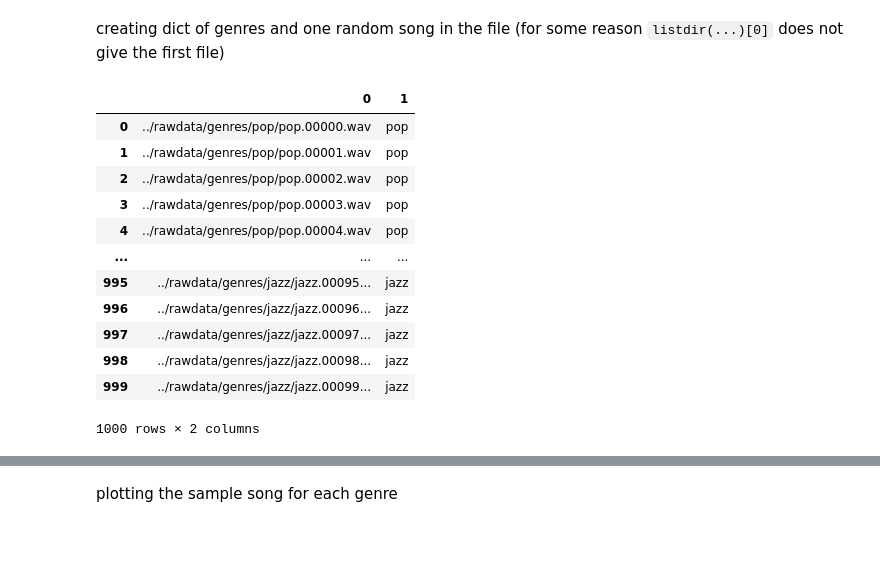
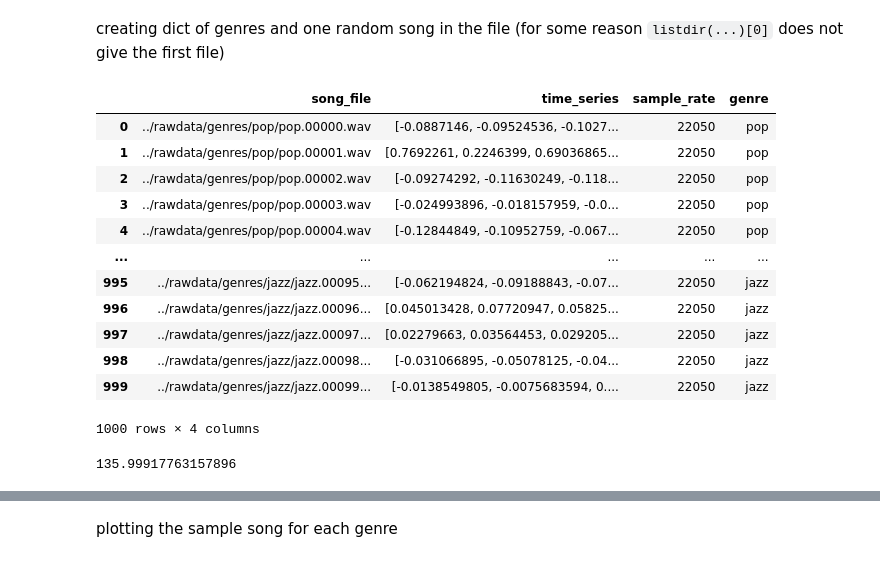
Before and after one commit to alarsen123/music-genre-classification, a Jupyter notebook: MLP2/analysis/analysis.ipynb, the cells around one changed output, grey strips where cells are left out. Drawn from its saved outputs; the diff is of its cells as text; code cells hidden in the pictures.

```diff
--- a/MLP2/analysis/analysis.ipynb
+++ b/MLP2/analysis/analysis.ipynb
@@ -29,21 +30,27 @@ song_list = []
 for g in genre_names:
     p = genre_folder + '/' + g # path for a genre folder
     for song in sorted(listdir(path=p)): # song at index 0 for each folder
-        song_list.append([p+'/'+song, g])
+        song_path = p+'/'+song
+        time_series, sample_rate = librosa.load(Path(song_path))
+        song_list.append([song_path, time_series, sample_rate, g])
 # %%
-song_df = pd.DataFrame(song_list)
+song_df = pd.DataFrame(song_list, columns=['song_file', 'time_series', 'sample_rate', 'genre'])
 song_df
 # %% [output]
-|  | 0 | 1 |
-| 0 | ../rawdata/genres/pop/pop.00000.wav | pop |
-| 1 | ../rawdata/genres/pop/pop.00001.wav | pop |
-| 2 | ../rawdata/genres/pop/pop.00002.wav | pop |
-| 3 | ../rawdata/genres/pop/pop.00003.wav | pop |
-| 4 | ../rawdata/genres/pop/pop.00004.wav | pop |
-| ... | ... | ... |
-| 995 | ../rawdata/genres/jazz/jazz.00095... | jazz |
-| 996 | ../rawdata/genres/jazz/jazz.00096... | jazz |
-| 997 | ../rawdata/genres/jazz/jazz.00097... | jazz |
-| 998 | ../rawdata/genres/jazz/jazz.00098... | jazz |
-| 999 | ../rawdata/genres/jazz/jazz.00099... | jazz |
+|  | song_file | time_series | sample_rate | genre |
+| 0 | ../rawdata/genres/pop/pop.00000.wav | [-0.0887146, -0.09524536, -0.1027... | 22050 | pop |
+| 1 | ../rawdata/genres/pop/pop.00001.wav | [0.7692261, 0.2246399, 0.69036865... | 22050 | pop |
+| 2 | ../rawdata/genres/pop/pop.00002.wav | [-0.09274292, -0.11630249, -0.118... | 22050 | pop |
+| 3 | ../rawdata/genres/pop/pop.00003.wav | [-0.024993896, -0.018157959, -0.0... | 22050 | pop |
+| 4 | ../rawdata/genres/pop/pop.00004.wav | [-0.12844849, -0.10952759, -0.067... | 22050 | pop |
+| ... | ... | ... | ... | ... |
+| 995 | ../rawdata/genres/jazz/jazz.00095... | [-0.062194824, -0.09188843, -0.07... | 22050 | jazz |
+| 996 | ../rawdata/genres/jazz/jazz.00096... | [0.045013428, 0.07720947, 0.05825... | 22050 | jazz |
+| 997 | ../rawdata/genres/jazz/jazz.00097... | [0.02279663, 0.03564453, 0.029205... | 22050 | jazz |
+| 998 | ../rawdata/genres/jazz/jazz.00098... | [-0.031066895, -0.05078125, -0.04... | 22050 | jazz |
+| 999 | ../rawdata/genres/jazz/jazz.00099... | [-0.0138549805, -0.0075683594, 0.... | 22050 | jazz |
-1000 rows × 2 columns
+1000 rows × 4 columns
+# %%
+librosa.beat.tempo(y = song_df.iloc[0]['time_series'])[0]
+# %% [output]
+135.99917763157896
```
Also changed, not shown: parts of 18 cells of this notebook.
